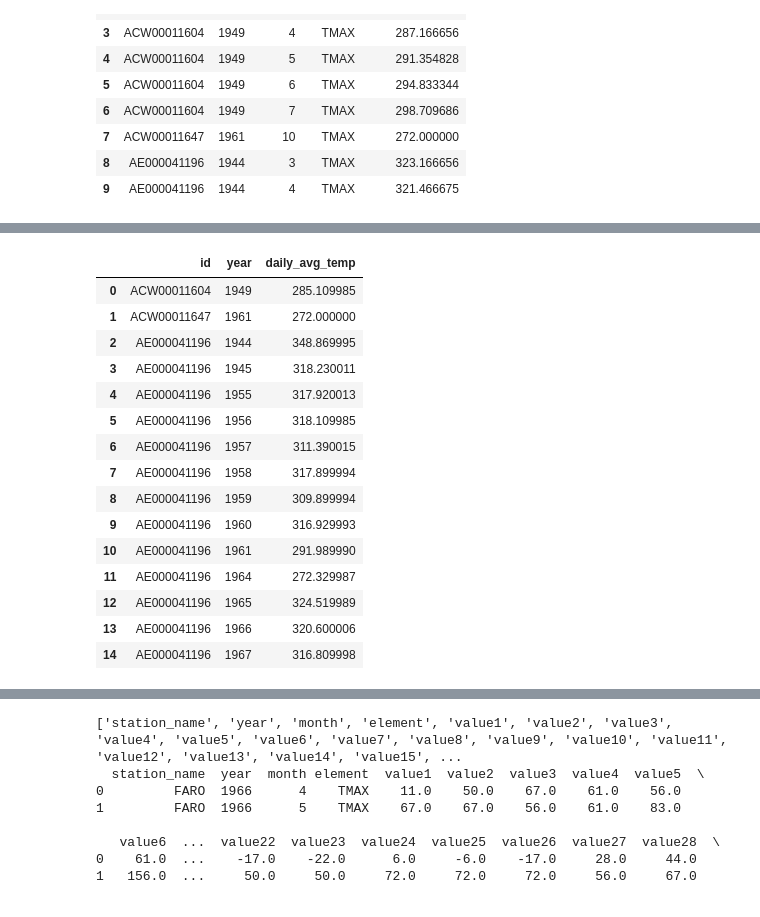
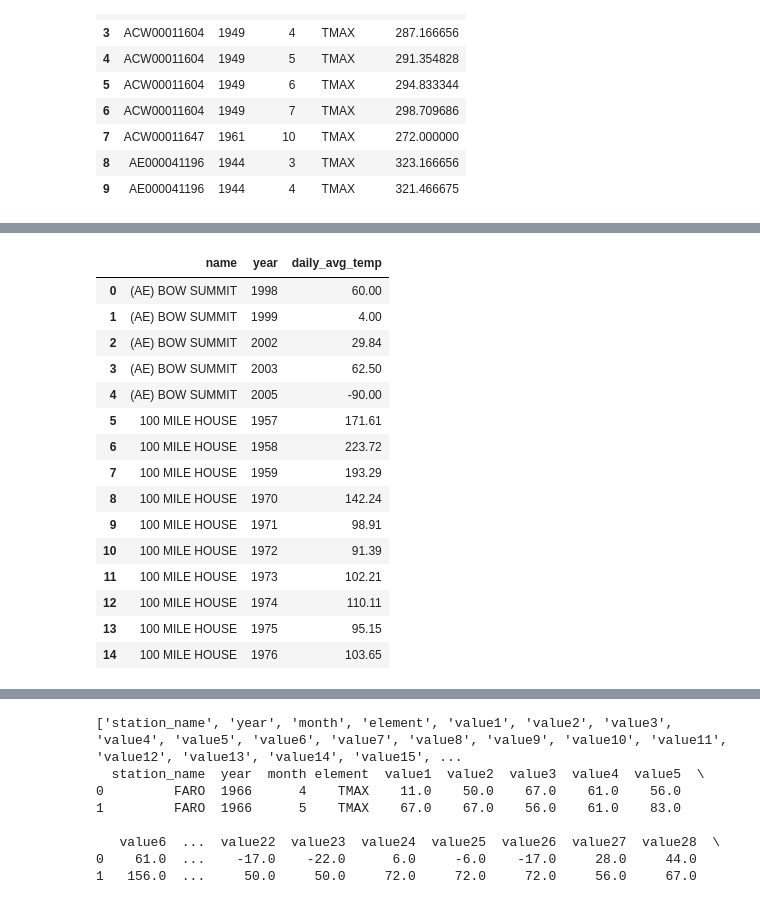
Before and after one commit to Tiago-Riscado/Cinecia_Dados_PROJ2, a Jupyter notebook: src/notebook.ipynb, the cells around one changed output, grey strips where cells are left out. Drawn from its saved outputs; the diff is of its cells as text; code cells hidden in the pictures.

```diff
--- a/src/notebook.ipynb
+++ b/src/notebook.ipynb
@@ -144,12 +152,60 @@ Primeiras linhas com daily_avg_temp:
 # %%
-temp_by_station_year = (
-    chunk
-    .groupby(['id', 'year'])['daily_avg_temp']
-    .mean()
-    .round(2)
+# Ler metadata das estações para associar cada id ao nome da estação
+stations_path = STATIONS_PATH
+if not os.path.exists(stations_path):
+    alt_path = os.path.splitext(stations_path)[0] + '.txt'
+    if os.path.exists(alt_path):
+        stations_path = alt_path
+    else:
+        raise FileNotFoundError(
+            f"Stations file not found: {stations_path!r}. "
+            f"Verify STATIONS_PATH or put the file in the data folder."
+        )
+
+stations = pd.read_fwf(
+    stations_path,
+    colspecs=[(0, 11), (12, 20), (21, 30), (31, 37), (38, 40), (41, 71)],
+    names=['id', 'lat', 'lon', 'elev', 'state', 'name'],
+    dtype={'id': 'string', 'name': 'string'}
+)
+stations['name'] = stations['name'].str.strip()
+stations['name_upper'] = stations['name'].str.upper()
+
+agg_parts = []
+reader_group = pd.read_csv(
+    DATA_PATH,
+    usecols=USE_COLS,
+    dtype=DTYPES,
+    na_values=[-9999],
+    chunksize=CHUNK_SIZE
+)
+
+for ck in reader_group:
+    ck['daily_avg_temp'] = ck[VALUE_COLS].mean(axis=1)
+    agg_parts.append(
+        ck.groupby(['id', 'year'])['daily_avg_temp']
+        .agg(['sum', 'count'])
+        .reset_index()
+    )
+
+station_year_agg = (
+    pd.concat(agg_parts, ignore_index=True)
+    .groupby(['id', 'year'])[['sum', 'count']]
+    .sum()
+    .reset_index()
+    .merge(stations[['id', 'name']], on='id', how='left')
+)
+
+name_year_agg = (
+    station_year_agg
+    .groupby(['name', 'year'])[['sum', 'count']]
+    .sum()
     .reset_index()
 )
+name_year_agg['daily_avg_temp'] = (name_year_agg['sum'] / name_year_agg['count']).round(2)
 
-print("Temperatura média anual por estação:")
+temp_by_station_year = name_year_agg[['name', 'year', 'daily_avg_temp']]
+
+print("Temperatura media anual por nome da estação:")
 temp_by_station_year.head(15)
 # %% [output]
@@ -157,17 +213,17 @@ Temperatura média anual por estação:
-|  | id | year | daily_avg_temp |
-| 0 | ACW00011604 | 1949 | 285.109985 |
-| 1 | ACW00011647 | 1961 | 272.000000 |
-| 2 | AE000041196 | 1944 | 348.869995 |
-| 3 | AE000041196 | 1945 | 318.230011 |
-| 4 | AE000041196 | 1955 | 317.920013 |
-| 5 | AE000041196 | 1956 | 318.109985 |
-| 6 | AE000041196 | 1957 | 311.390015 |
-| 7 | AE000041196 | 1958 | 317.899994 |
-| 8 | AE000041196 | 1959 | 309.899994 |
-| 9 | AE000041196 | 1960 | 316.929993 |
-| 10 | AE000041196 | 1961 | 291.989990 |
-| 11 | AE000041196 | 1964 | 272.329987 |
-| 12 | AE000041196 | 1965 | 324.519989 |
-| 13 | AE000041196 | 1966 | 320.600006 |
-| 14 | AE000041196 | 1967 | 316.809998 |
+|  | name | year | daily_avg_temp |
+| 0 | (AE) BOW SUMMIT | 1998 | 60.00 |
+| 1 | (AE) BOW SUMMIT | 1999 | 4.00 |
+| 2 | (AE) BOW SUMMIT | 2002 | 29.84 |
+| 3 | (AE) BOW SUMMIT | 2003 | 62.50 |
+| 4 | (AE) BOW SUMMIT | 2005 | -90.00 |
+| 5 | 100 MILE HOUSE | 1957 | 171.61 |
+| 6 | 100 MILE HOUSE | 1958 | 223.72 |
+| 7 | 100 MILE HOUSE | 1959 | 193.29 |
+| 8 | 100 MILE HOUSE | 1970 | 142.24 |
+| 9 | 100 MILE HOUSE | 1971 | 98.91 |
+| 10 | 100 MILE HOUSE | 1972 | 91.39 |
+| 11 | 100 MILE HOUSE | 1973 | 102.21 |
+| 12 | 100 MILE HOUSE | 1974 | 110.11 |
+| 13 | 100 MILE HOUSE | 1975 | 95.15 |
+| 14 | 100 MILE HOUSE | 1976 | 103.65 |
 # %% [markdown]
```
Also changed, not shown: parts of 11 cells of this notebook, 1 other file.
